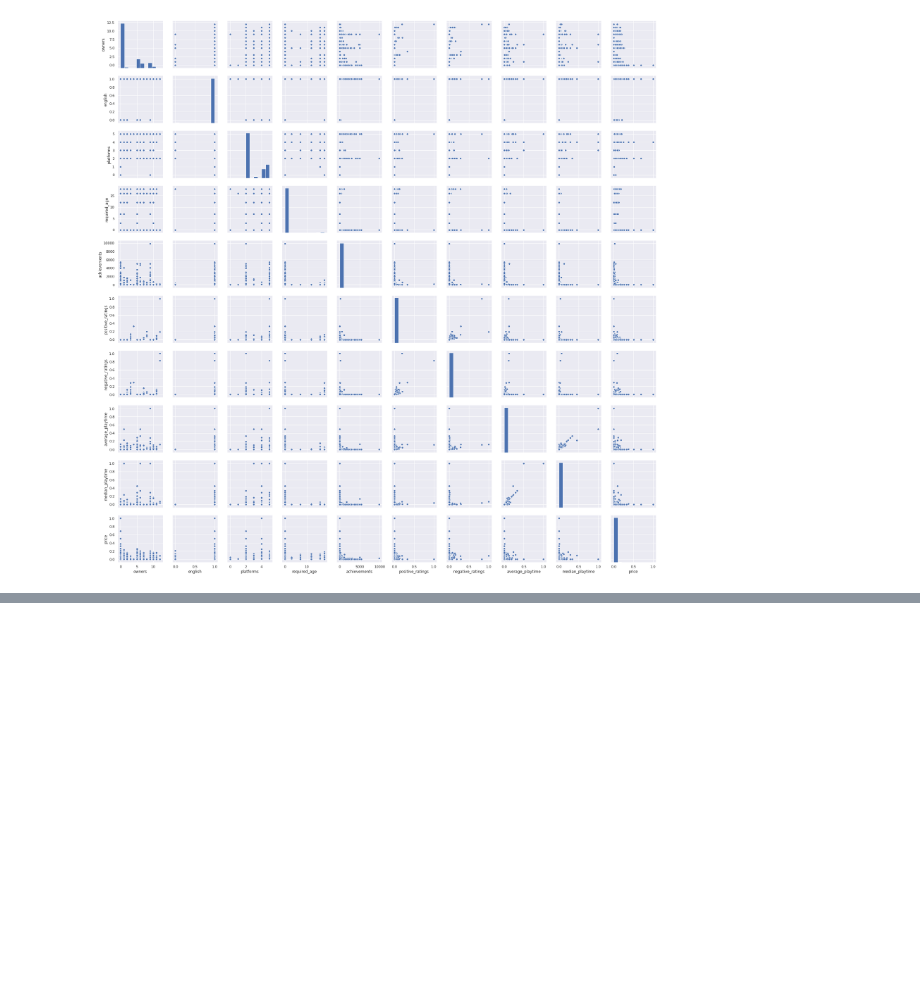
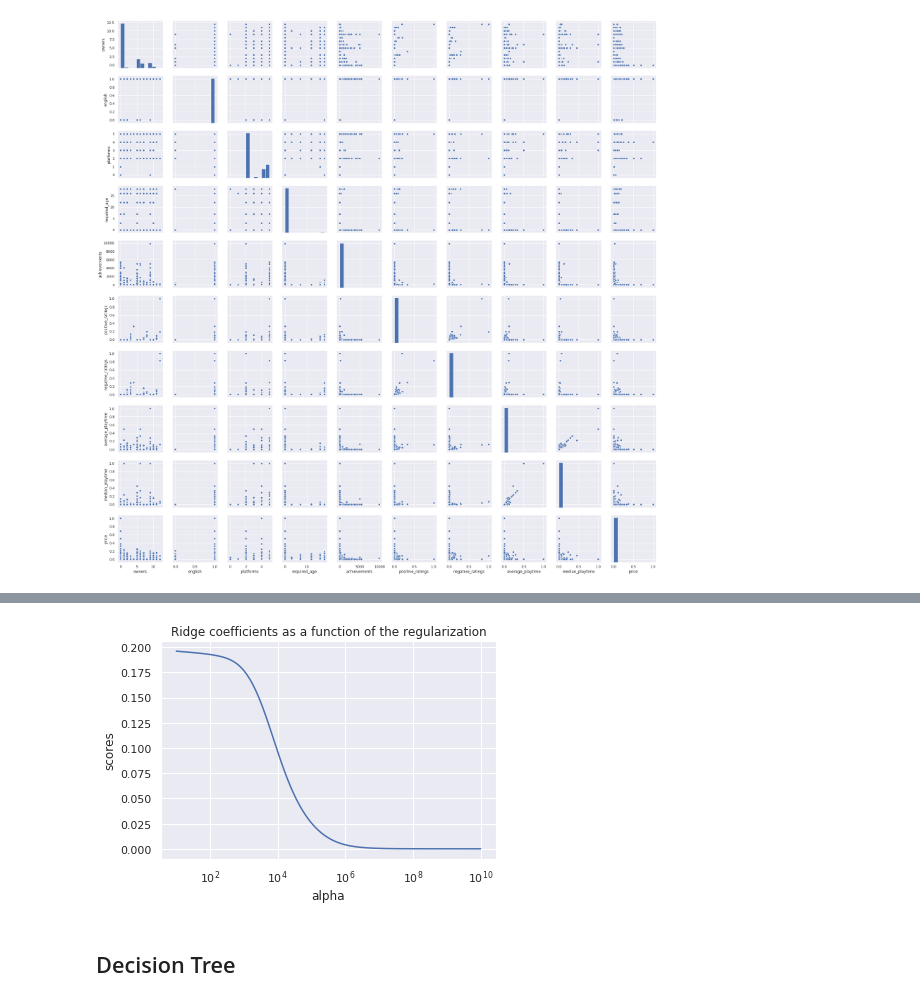
Before and after one commit to ovllya126/UTS_ML2019_ID13307095, a Jupyter notebook: A2.ipynb, the cells around one changed output, grey strips where cells are left out. Cells and saved outputs as stored; diff of their text form; code cells hidden in the pictures; blank space fills up the shorter version.

```diff
--- a/A2.ipynb
+++ b/A2.ipynb
@@ -270,0 +621,30 @@ files.download('pairs.png')
+# %%
+alphas = np.logspace(1, 10, 100)
+
+# coefs = []
+scores = []
+for a in alphas:
+    rid = linear_model.Ridge(alpha=a)
+    rid.fit(X_train, y_train)
+#     y_pred = rid.predict(X_test)
+#     score = cross_val_score(rid, X_train, y_train , cv=10)
+    score = rid.score(X_train, y_train)
+#     score = np.sqrt(-cross_val_score(rid,y_test.reshape(-1, 1),y_pred,cv=10,scoring = 'neg_mean_squared_error'))
+#     score = cross_val_score(rid,y_test.reshape(-1, 1),y_pred,cv=10,scoring = 'neg_mean_squared_error')
+    scores.append(score)
+#     coefs.append(rid.coef_)
+
+
+ax = plt.gca()
+ax.plot(alphas, scores)
+ax.set_xscale('log')
+# ax.set_xlim(ax.get_xlim()[::-1])  # reverse axis
+plt.xlabel('alpha')
+plt.ylabel('scores')
+plt.title('Ridge coefficients as a function of the regularization')
+plt.axis('tight')
+plt.show()
+# %% [output]
+[figure, added]
+# %% [markdown]
+## Decision Tree
```
Also changed, not shown: parts of 95 cells of this notebook.
